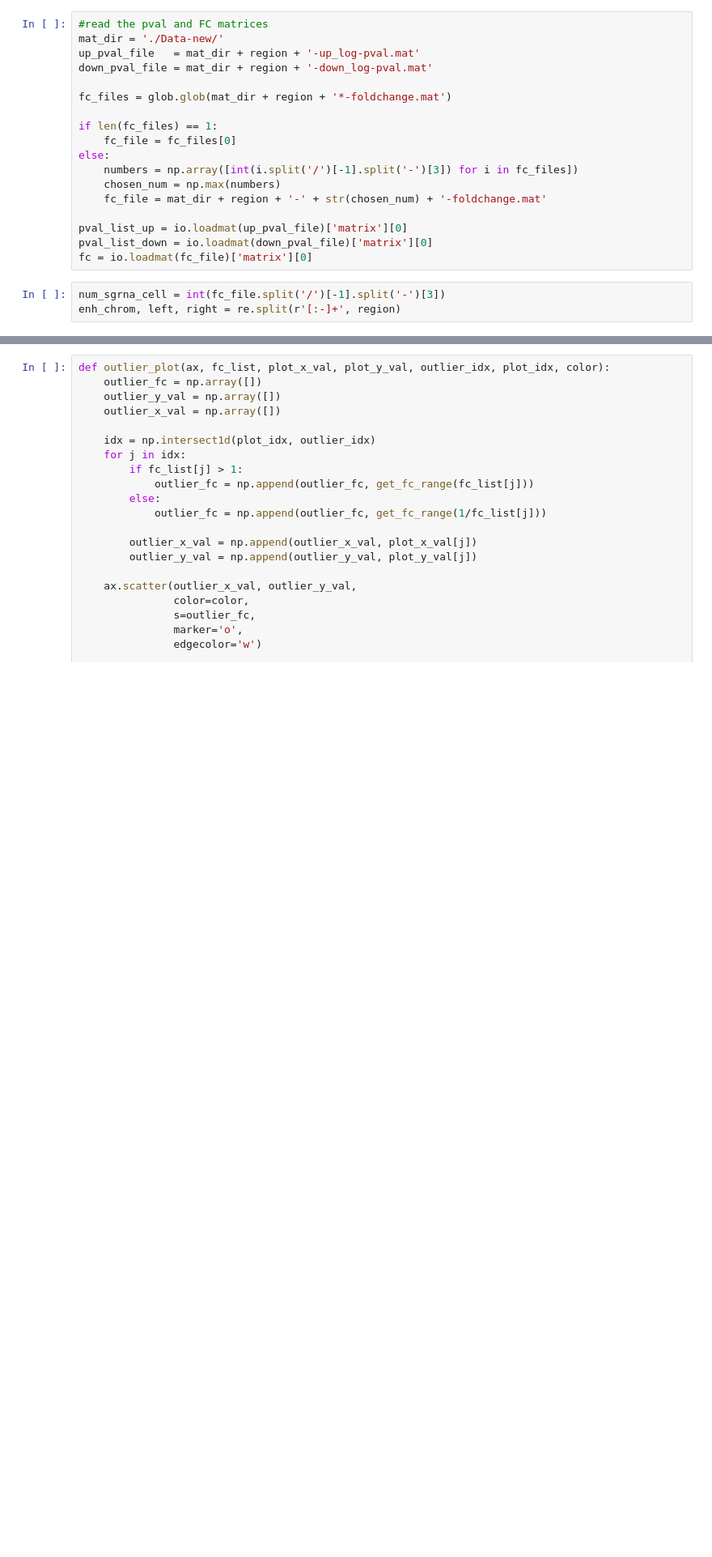
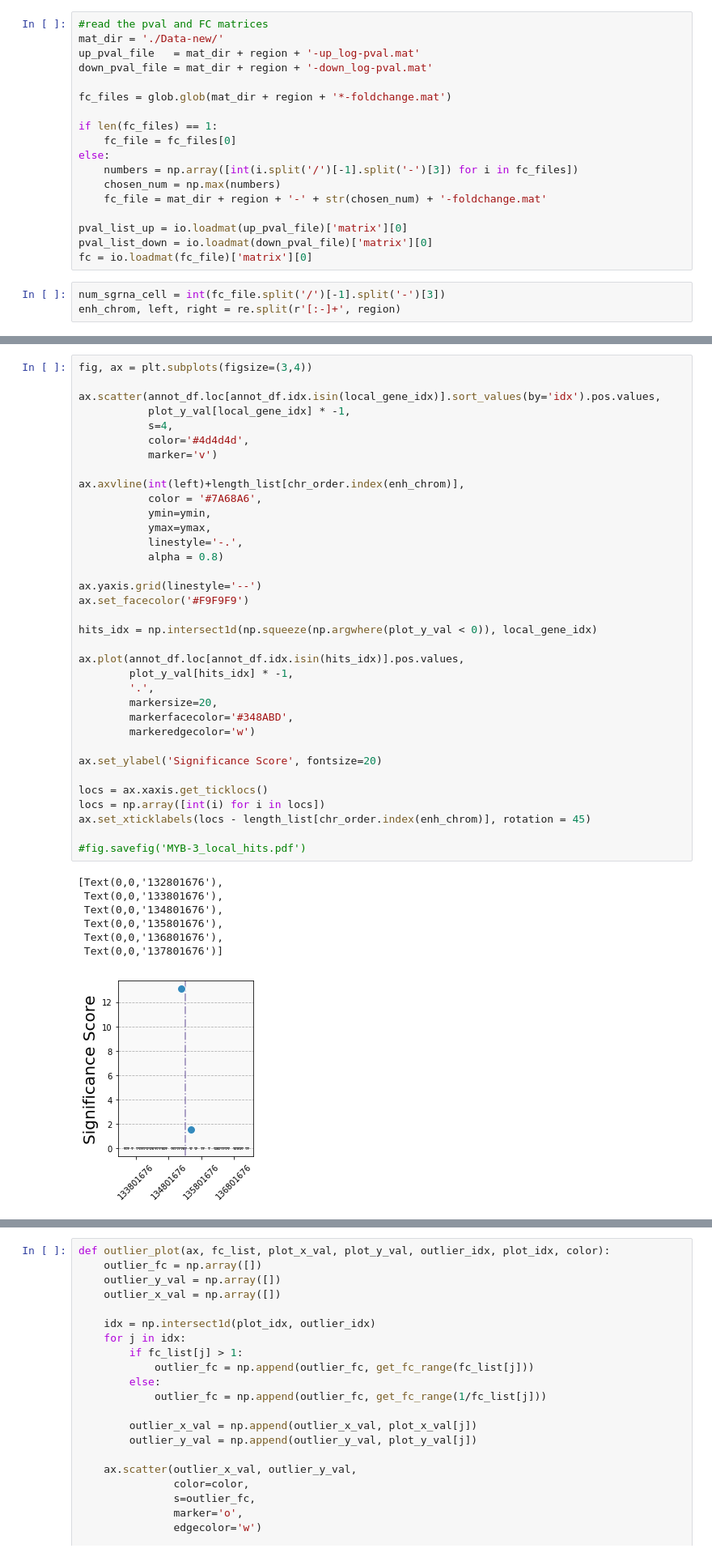
Before and after one commit to russellxie/Global-analysis-K562-enhancers, a Jupyter notebook: Notebooks/Hits_plotting/Hits_plotting.ipynb, the cells around one changed output, grey strips where cells are left out. Shown: that part at 81% size. Drawn from its saved outputs; the diff is of its cells as text; blank space fills up the shorter version.

```diff
--- a/Notebooks/Hits_plotting/Hits_plotting.ipynb
+++ b/Notebooks/Hits_plotting/Hits_plotting.ipynb
@@ -170,0 +193,43 @@ even_idx= annot_df.index[annot_df.color_idx == 1]
+# %%
+fig, ax = plt.subplots(figsize=(3,4))
+
+ax.scatter(annot_df.loc[annot_df.idx.isin(local_gene_idx)].sort_values(by='idx').pos.values,
+           plot_y_val[local_gene_idx] * -1,
+           s=4,
+           color='#4d4d4d',
+           marker='v')
+
+ax.axvline(int(left)+length_list[chr_order.index(enh_chrom)],
+           color = '#7A68A6',
+           ymin=ymin,
+           ymax=ymax,
+           linestyle='-.',
+           alpha = 0.8)
+
+ax.yaxis.grid(linestyle='--')
+ax.set_facecolor('#F9F9F9')
+
+hits_idx = np.intersect1d(np.squeeze(np.argwhere(plot_y_val < 0)), local_gene_idx)
+
+ax.plot(annot_df.loc[annot_df.idx.isin(hits_idx)].pos.values,
+        plot_y_val[hits_idx] * -1,
+        '.',
+        markersize=20,
+        markerfacecolor='#348ABD',
+        markeredgecolor='w')
+
+ax.set_ylabel('Significance Score', fontsize=20)
+
+locs = ax.xaxis.get_ticklocs()
+locs = np.array([int(i) for i in locs])
+ax.set_xticklabels(locs - length_list[chr_order.index(enh_chrom)], rotation = 45)
+
+#fig.savefig('MYB-3_local_hits.pdf')
+# %% [output]
+[Text(0,0,'132801676'),
+ Text(0,0,'133801676'),
+ Text(0,0,'134801676'),
+ Text(0,0,'135801676'),
+ Text(0,0,'136801676'),
+ Text(0,0,'137801676')]
+[figure, added]
```
Also changed, not shown: parts of 18 cells of this notebook, 1 other file.
